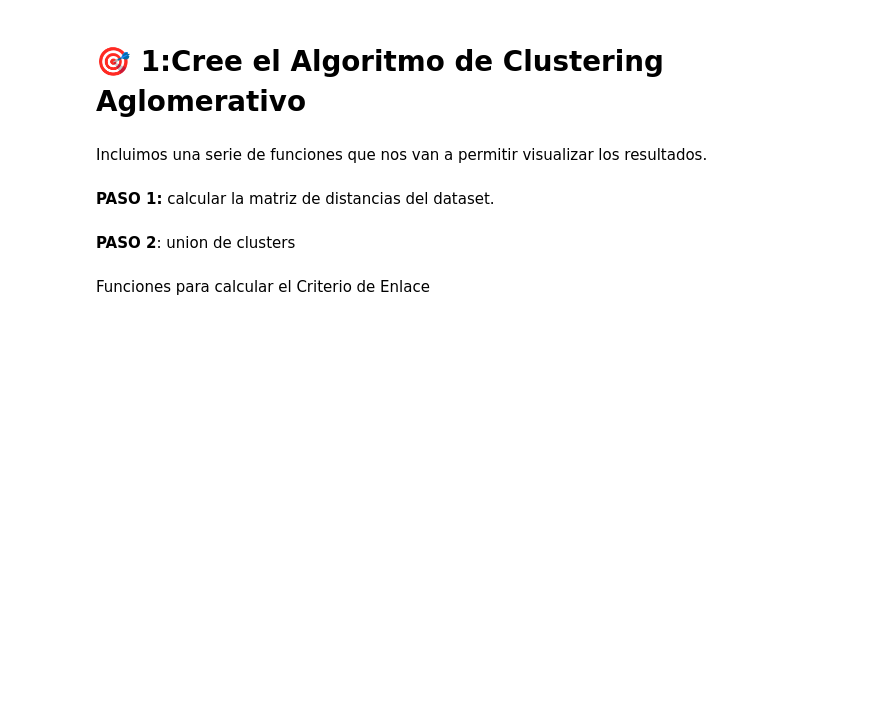
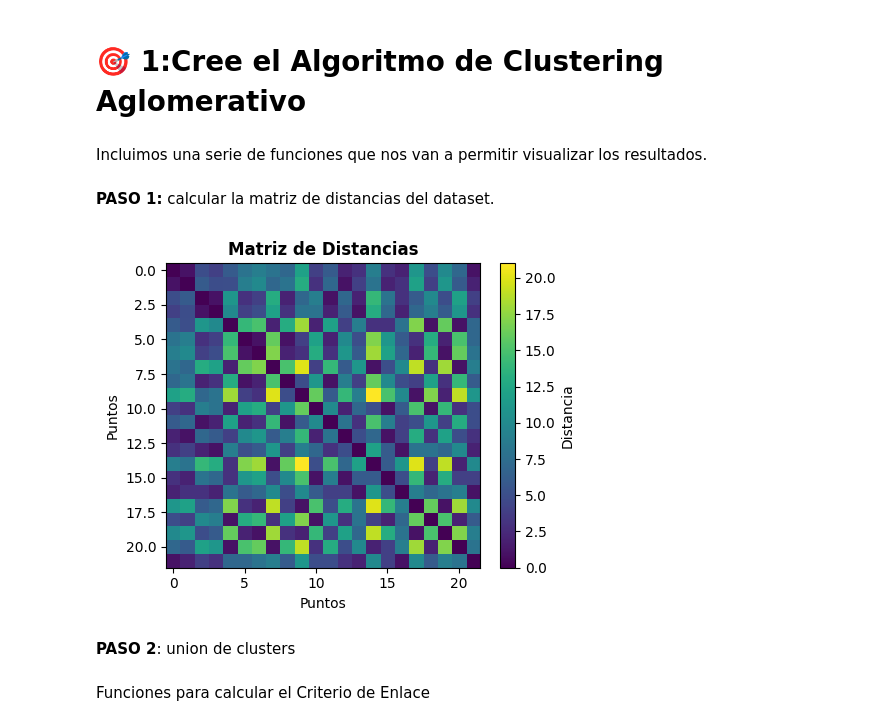
Before and after one commit to SandraNavarrete-docente/aprendizaje-automatico-252601, a Jupyter notebook: 04-MODELOS-NO-SUPERVISADOS/4_5_1_Métodos_de_clustering_jerarquico.ipynb, the cells around one changed output. Drawn from its saved outputs; the diff is of its cells as text; code cells hidden in the pictures; blank space fills up the shorter version.

```diff
--- a/04-MODELOS-NO-SUPERVISADOS/4_5_1_Métodos_de_clustering_jerarquico.ipynb
+++ b/04-MODELOS-NO-SUPERVISADOS/4_5_1_Métodos_de_clustering_jerarquico.ipynb
@@ -165,16 +169,18 @@ def matriz_distancias(X, distancia):
         mD[pair] = distancia(X[pair[0],:],X[pair[1],:])
     return mD
 # %%
-mD = # P1 Complete su codigo aqui
+mD = matriz_distancias(Dx, distancia_euclidiana)
 
 plt.figure(figsize=(5, 4))
 plt.imshow(mD, cmap='viridis', vmin=mD.min(), vmax=mD.max(), aspect='auto')
 plt.colorbar(label='Distancia')
 plt.title('Matriz de Distancias', fontweight='bold')
 plt.xlabel('Puntos')
 plt.ylabel('Puntos')
 plt.tight_layout()
 plt.show()
+# %% [output]
+[figure, added]
 # %% [markdown]
 **PASO 2**: union de clusters
 # %% [markdown]
```
Also changed, not shown: parts of 17 cells of this notebook.
